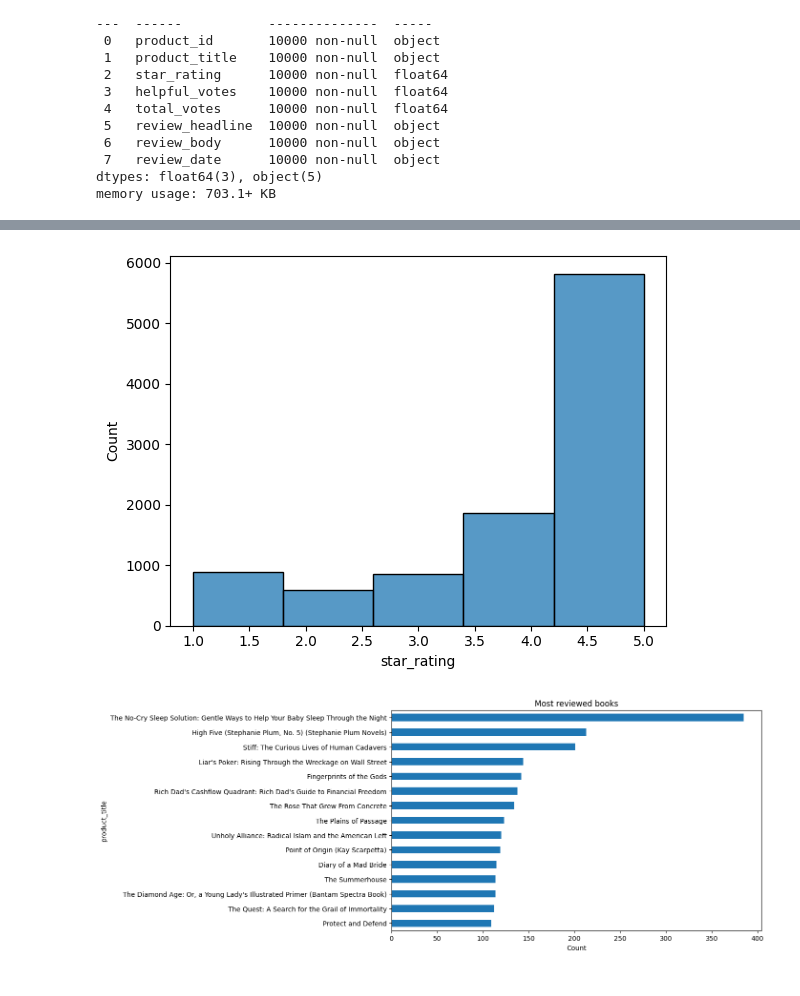
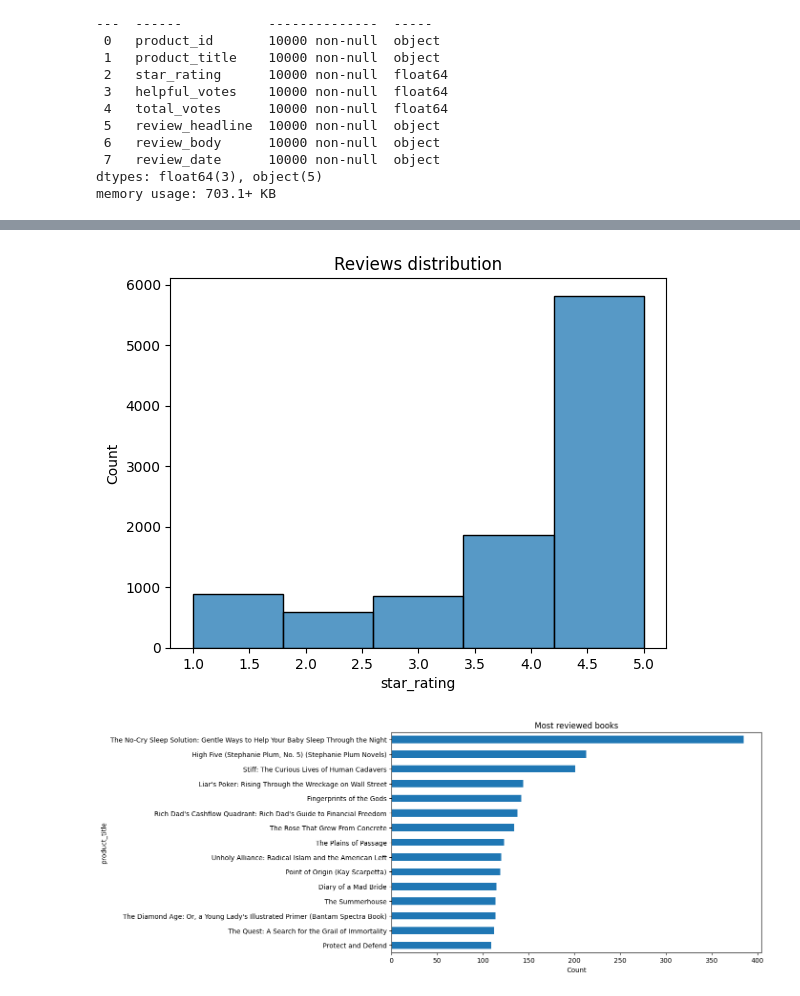
Before and after one commit to eyllnazzcan/Amazon-Books-Review-DSBDA, a Jupyter notebook: Hypothesis 1/pre_elaboration_10k.ipynb, the cells around one changed output, grey strips where cells are left out. Drawn from its saved outputs; the diff is of its cells as text; code cells hidden in the pictures.

```diff
--- a/Hypothesis 1/pre_elaboration_10k.ipynb
+++ b/Hypothesis 1/pre_elaboration_10k.ipynb
@@ -71,9 +71,10 @@ df.describe(include="all")
 # %%
 # ratings distribution
 sns.histplot(df["star_rating"], bins=5)
+plt.title("Reviews distribution")
 plt.show()
 # %% [output]
-[figure, old version]
+[figure, new version]
 # %%
 # Unique titles occurencies
 title_counts = df["product_title"].value_counts()
```
Also changed, not shown: parts of 3 cells of this notebook.
